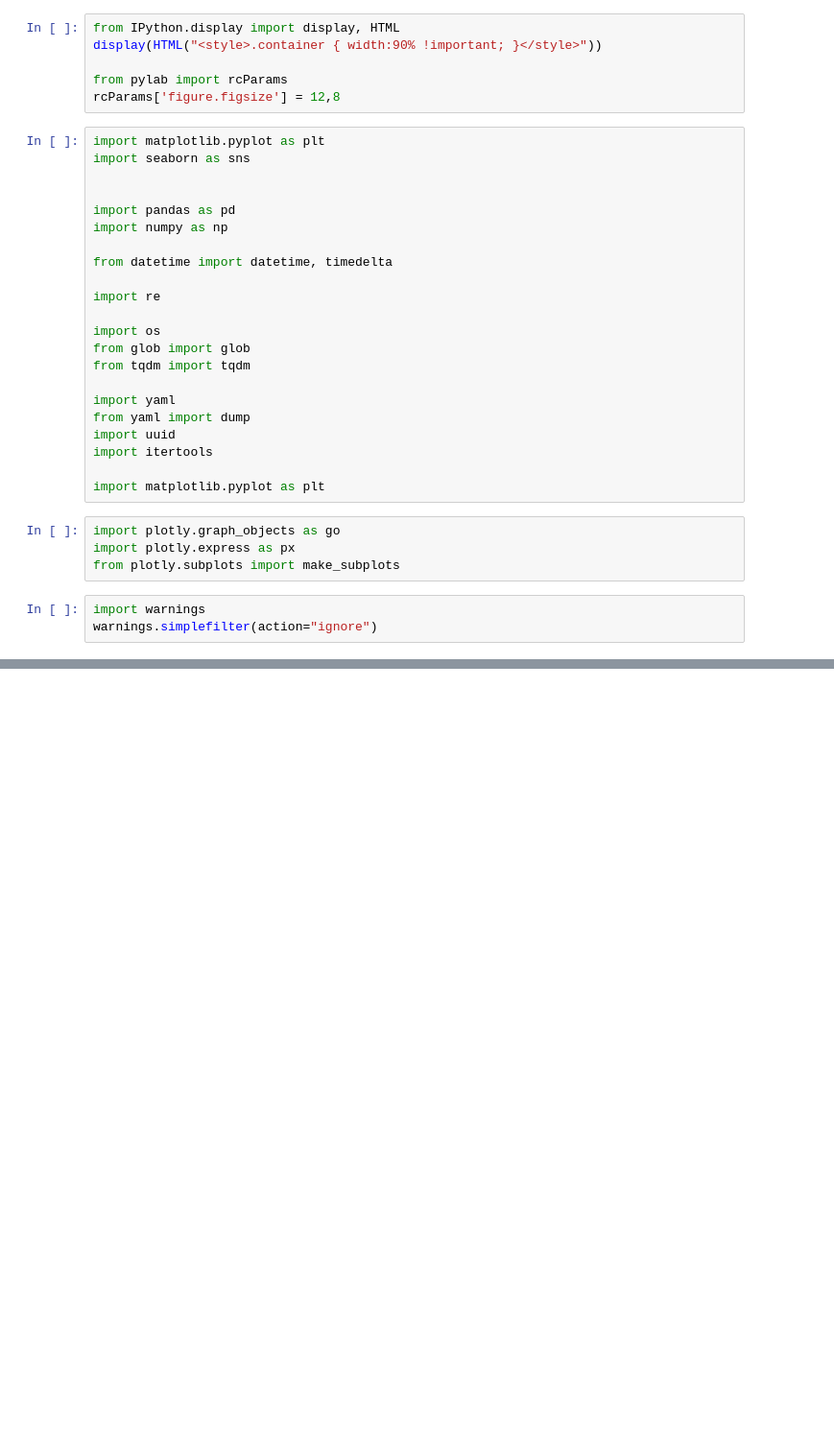
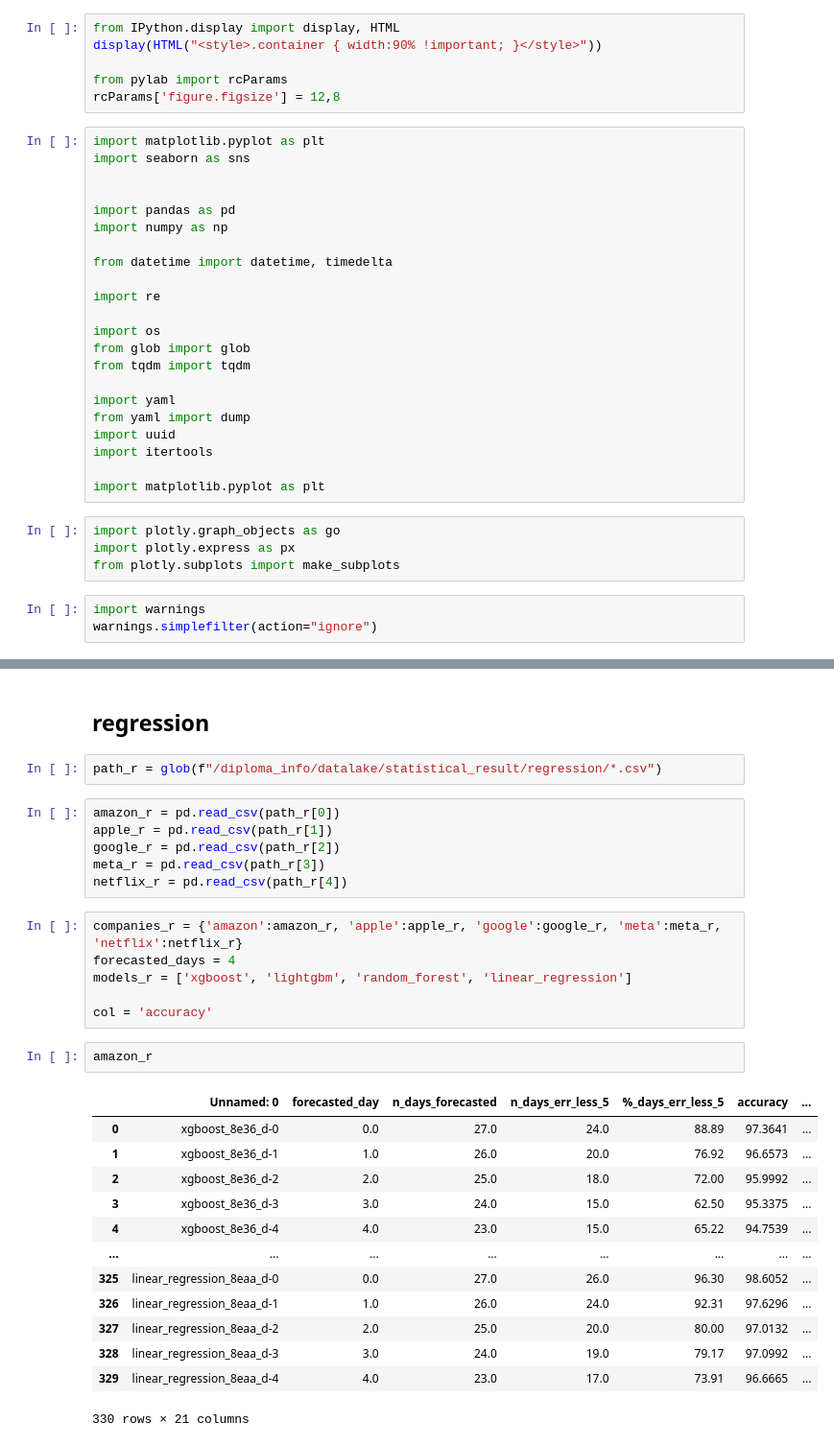
Before and after one commit to pyOctopuss/diploma_project, a Jupyter notebook: view_statistics.ipynb, the cells around one changed output, grey strips where cells are left out. Shown: that part at 96% size. Saved outputs shown, nothing was run; the diff lists cells and outputs as text; blank space fills up the shorter version.

```diff
--- a/view_statistics.ipynb
+++ b/view_statistics.ipynb
@@ -49,0 +116,32 @@ netflix[netflix['model'] == 'random_forest'][netflix['accuracy'] == netflix[(net
+# %% [markdown]
+## regression
+# %%
+path_r = glob(f"/diploma_info/datalake/statistical_result/regression/*.csv")
+# %%
+amazon_r = pd.read_csv(path_r[0])
+apple_r = pd.read_csv(path_r[1])
+google_r = pd.read_csv(path_r[2])
+meta_r = pd.read_csv(path_r[3])
+netflix_r = pd.read_csv(path_r[4])
+# %%
+companies_r = {'amazon':amazon_r, 'apple':apple_r, 'google':google_r, 'meta':meta_r, 'netflix':netflix_r}
+forecasted_days = 4
+models_r = ['xgboost', 'lightgbm', 'random_forest', 'linear_regression']
+
+col = 'accuracy'
+# %%
+amazon_r
+# %% [output]
+|  | Unnamed: 0 | forecasted_day | n_days_forecasted | n_days_err_less_5 | %_days_err_less_5 | accuracy | ... |
+| 0 | xgboost_8e36_d-0 | 0.0 | 27.0 | 24.0 | 88.89 | 97.3641 | ... |
+| 1 | xgboost_8e36_d-1 | 1.0 | 26.0 | 20.0 | 76.92 | 96.6573 | ... |
+| 2 | xgboost_8e36_d-2 | 2.0 | 25.0 | 18.0 | 72.00 | 95.9992 | ... |
+| 3 | xgboost_8e36_d-3 | 3.0 | 24.0 | 15.0 | 62.50 | 95.3375 | ... |
+| 4 | xgboost_8e36_d-4 | 4.0 | 23.0 | 15.0 | 65.22 | 94.7539 | ... |
+| ... | ... | ... | ... | ... | ... | ... | ... |
+| 325 | linear_regression_8eaa_d-0 | 0.0 | 27.0 | 26.0 | 96.30 | 98.6052 | ... |
+| 326 | linear_regression_8eaa_d-1 | 1.0 | 26.0 | 24.0 | 92.31 | 97.6296 | ... |
+| 327 | linear_regression_8eaa_d-2 | 2.0 | 25.0 | 20.0 | 80.00 | 97.0132 | ... |
+| 328 | linear_regression_8eaa_d-3 | 3.0 | 24.0 | 19.0 | 79.17 | 97.0992 | ... |
+| 329 | linear_regression_8eaa_d-4 | 4.0 | 23.0 | 17.0 | 73.91 | 96.6665 | ... |
+330 rows × 21 columns
```
Also changed, not shown: parts of 12 cells of this notebook.
